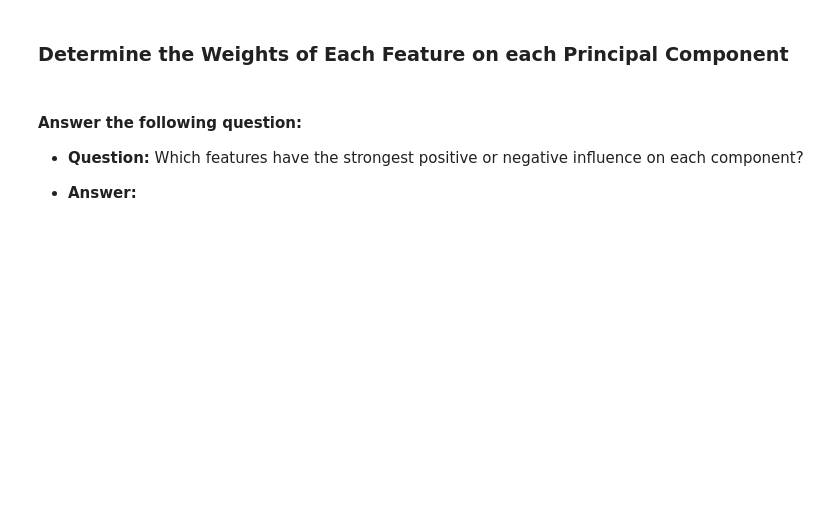
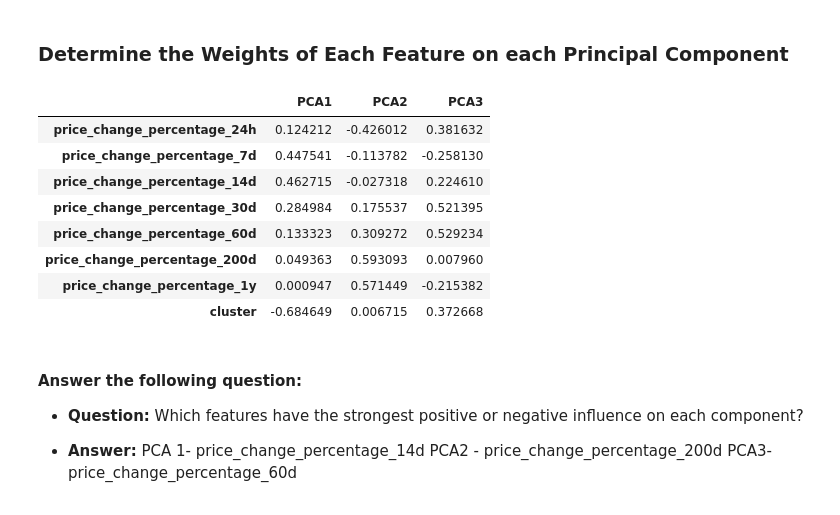
Before and after one commit to raishamaharrani/CryptoClustering, a Jupyter notebook: Crypto_Clustering.ipynb, the cells around one changed output. Saved outputs shown, nothing was run; the diff lists cells and outputs as text; code cells hidden in the pictures; blank space fills up the shorter version.

```diff
--- a/Crypto_Clustering.ipynb
+++ b/Crypto_Clustering.ipynb
@@ -309,9 +362,23 @@ NaN     -2.102830  1.399568  1.755424
 ### Determine the Weights of Each Feature on each Principal Component
 # %%
 # Use the columns from the original scaled DataFrame as the index.
+pca_component_weights = pd.DataFrame(pca.components_.T, columns=['PCA1', 'PCA2', 'PCA3'], index=scaled_data_df.columns)
+pca_component_weights
+# %% [output]
+|  | PCA1 | PCA2 | PCA3 |
+| price_change_percentage_24h | 0.124212 | -0.426012 | 0.381632 |
+| price_change_percentage_7d | 0.447541 | -0.113782 | -0.258130 |
+| price_change_percentage_14d | 0.462715 | -0.027318 | 0.224610 |
+| price_change_percentage_30d | 0.284984 | 0.175537 | 0.521395 |
+| price_change_percentage_60d | 0.133323 | 0.309272 | 0.529234 |
+| price_change_percentage_200d | 0.049363 | 0.593093 | 0.007960 |
+| price_change_percentage_1y | 0.000947 | 0.571449 | -0.215382 |
+| cluster | -0.684649 | 0.006715 | 0.372668 |
 # %% [markdown]
 #### Answer the following question:
 
 * **Question:** Which features have the strongest positive or negative influence on each component?
 
-* **Answer:**
+* **Answer:** PCA 1- price_change_percentage_14d
+PCA2 - price_change_percentage_200d
+PCA3- price_change_percentage_60d
```
Also changed, not shown: parts of 16 cells of this notebook.
